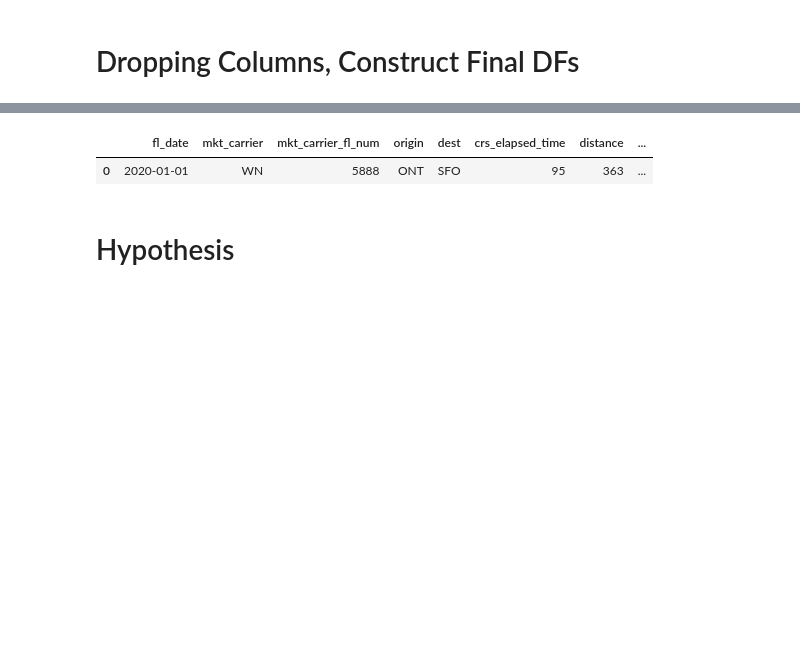
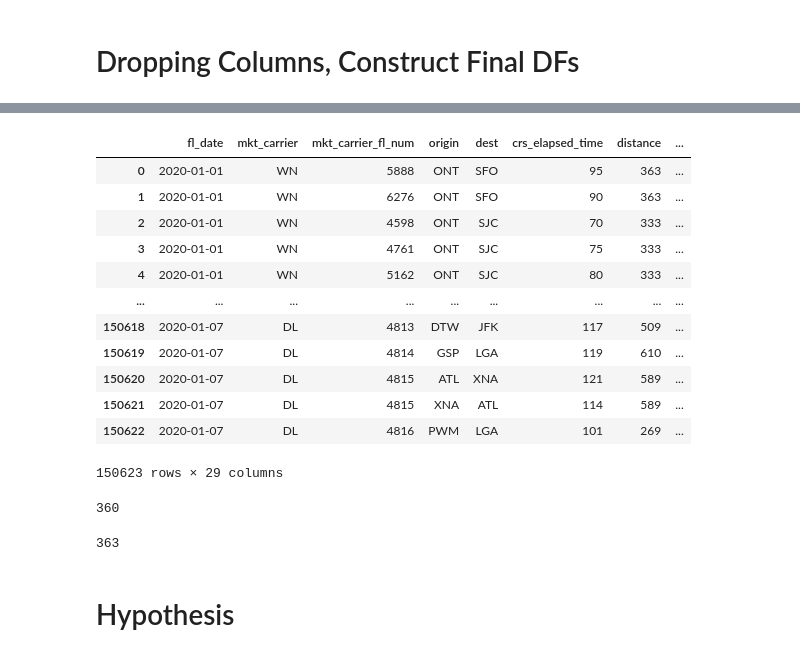
Before and after one commit to NB094/LHL_Midterm_1, a Jupyter notebook: Nik_feature_engineering.ipynb, the cells around one changed output, grey strips where cells are left out. Cells and saved outputs as stored; diff of their text form; code cells hidden in the pictures; blank space fills up the shorter version.

```diff
--- a/Nik_feature_engineering.ipynb
+++ b/Nik_feature_engineering.ipynb
@@ -223,12 +266,31 @@ df_flights_final.head(1)
 # %%
-df_flights_test_final.head(1)
+df_flights_test_final
 # %% [output]
 |  | fl_date | mkt_carrier | mkt_carrier_fl_num | origin | dest | crs_elapsed_time | distance | ... |
 | 0 | 2020-01-01 | WN | 5888 | ONT | SFO | 95 | 363 | ... |
+| 1 | 2020-01-01 | WN | 6276 | ONT | SFO | 90 | 363 | ... |
+| 2 | 2020-01-01 | WN | 4598 | ONT | SJC | 70 | 333 | ... |
+| 3 | 2020-01-01 | WN | 4761 | ONT | SJC | 75 | 333 | ... |
+| 4 | 2020-01-01 | WN | 5162 | ONT | SJC | 80 | 333 | ... |
+| ... | ... | ... | ... | ... | ... | ... | ... | ... |
+| 150618 | 2020-01-07 | DL | 4813 | DTW | JFK | 117 | 509 | ... |
+| 150619 | 2020-01-07 | DL | 4814 | GSP | LGA | 119 | 610 | ... |
+| 150620 | 2020-01-07 | DL | 4815 | ATL | XNA | 121 | 589 | ... |
+| 150621 | 2020-01-07 | DL | 4815 | XNA | ATL | 114 | 589 | ... |
+| 150622 | 2020-01-07 | DL | 4816 | PWM | LGA | 101 | 269 | ... |
+150623 rows × 29 columns
 # %%
 # Export DFs to csv
 df_flights_final.to_csv('df_flights_final.csv')
 df_flights_test_final.to_csv('df_flights_test_final.csv')
+# %%
+df_flights_final['origin'].nunique()
+# %% [output]
+360
+# %%
+df_flights_test_final['origin'].nunique()
+# %% [output]
+363
 # %% [markdown]
 # Hypothesis
 # %% [markdown]
```
Also changed, not shown: parts of 3 cells of this notebook, 3 other files.
